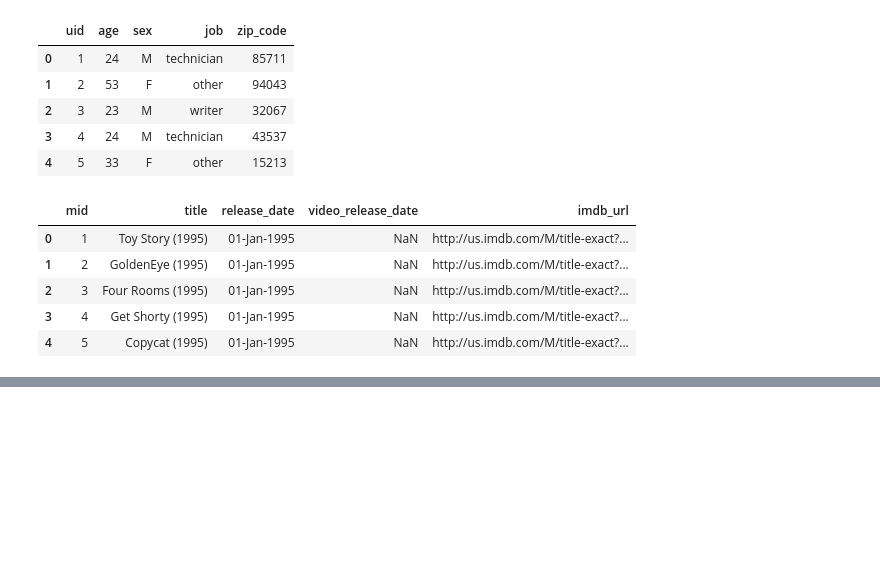
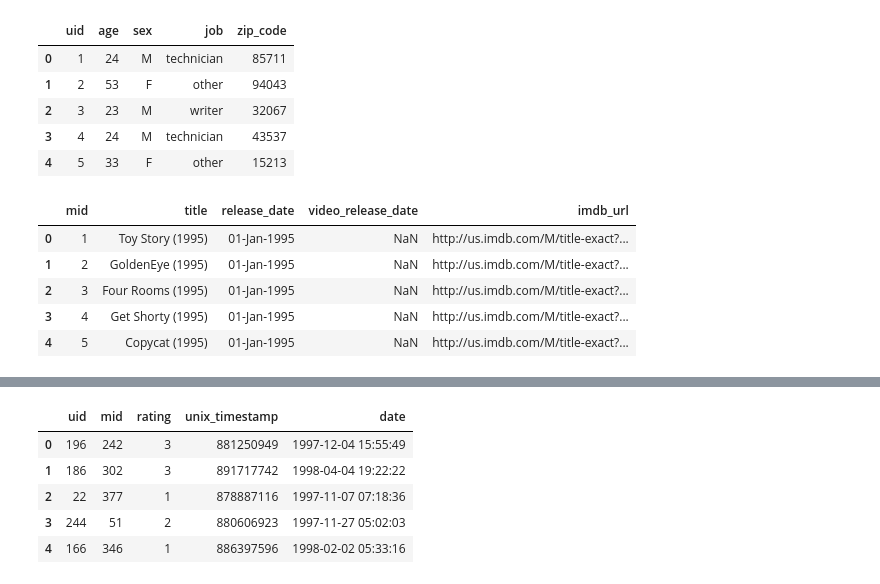
Before and after one commit to JeongsuMoon1/py_projects, a Jupyter notebook: ml/extend/추천 시스템_영화 평점 데이터를 기반으로.ipynb, the cells around one changed output, grey strips where cells are left out. Saved outputs shown, nothing was run; the diff lists cells and outputs as text; code cells hidden in the pictures; blank space fills up the shorter version.

```diff
--- a/ml/extend/추천 시스템_영화 평점 데이터를 기반으로.ipynb
+++ b/ml/extend/추천 시스템_영화 평점 데이터를 기반으로.ipynb
@@ -36,0 +66,9 @@ movies.head()
+# %%
+ratings.head()
+# %% [output]
+|  | uid | mid | rating | unix_timestamp | date |
+| 0 | 196 | 242 | 3 | 881250949 | 1997-12-04 15:55:49 |
+| 1 | 186 | 302 | 3 | 891717742 | 1998-04-04 19:22:22 |
+| 2 | 22 | 377 | 1 | 878887116 | 1997-11-07 07:18:36 |
+| 3 | 244 | 51 | 2 | 880606923 | 1997-11-27 05:02:03 |
+| 4 | 166 | 346 | 1 | 886397596 | 1998-02-02 05:33:16 |
```
Also changed, not shown: parts of 33 cells of this notebook, 2 other files.
